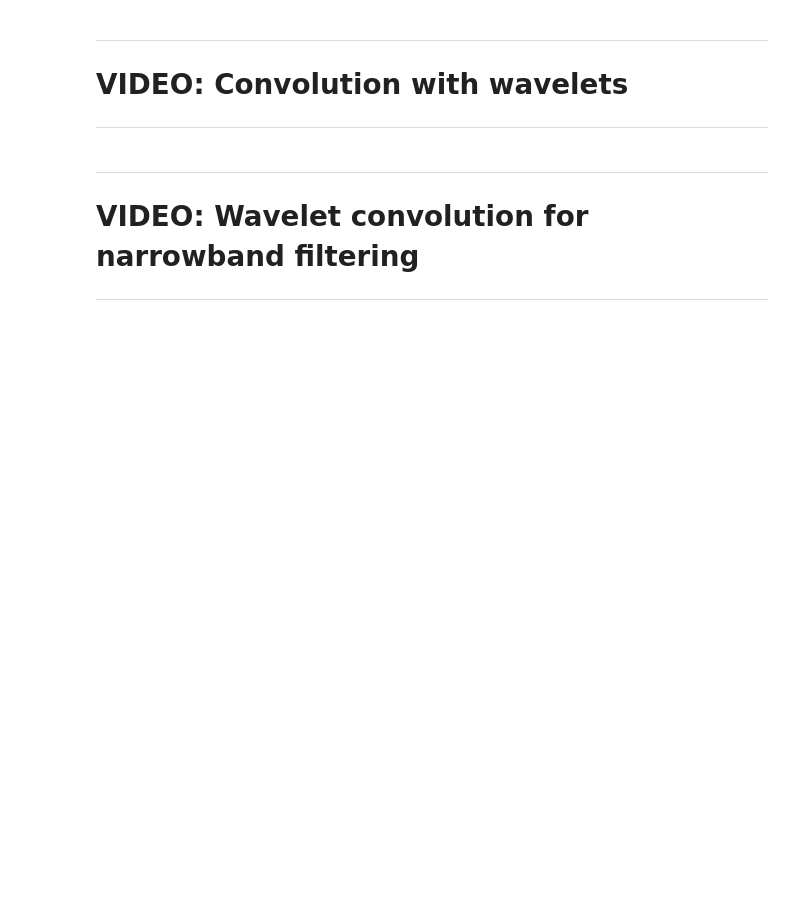
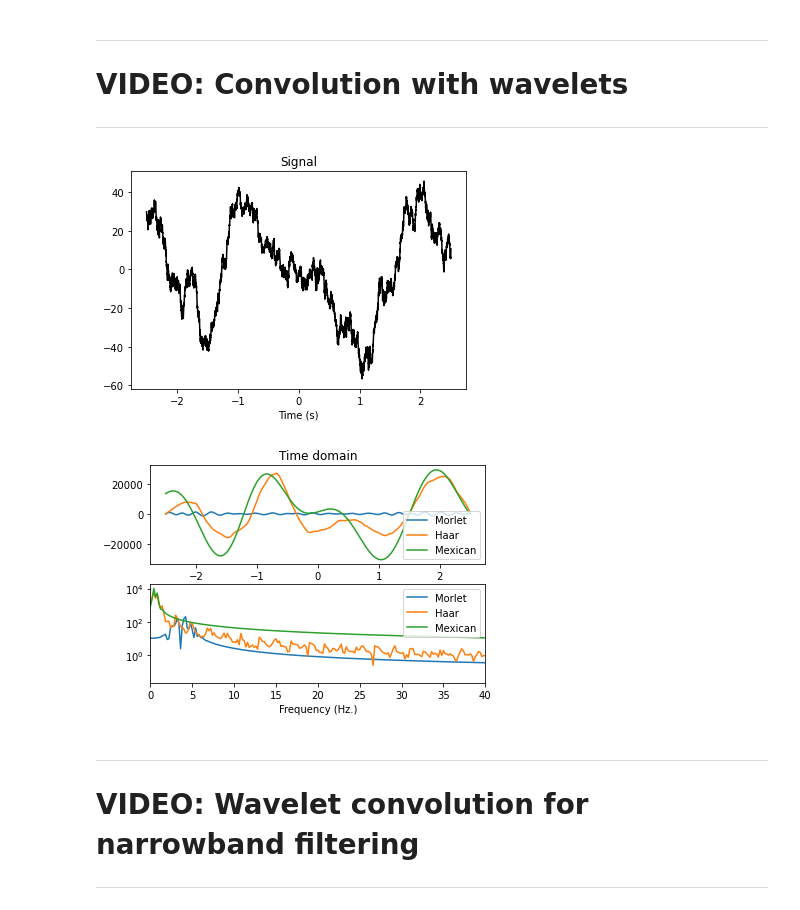
Before and after one commit to amirhdre/DSP-udemy, a Jupyter notebook: 7_wavelets/wavelet.ipynb, the cells around one changed output. Saved outputs shown, nothing was run; the diff lists cells and outputs as text; code cells hidden in the pictures; blank space fills up the shorter version.

Commit message:
complete wavelet code

```diff
--- a/7_wavelets/wavelet.ipynb
+++ b/7_wavelets/wavelet.ipynb
@@ -210,50 +219,52 @@ MexicanWavelet = (2/(np.sqrt(3*s)*np.pi**.25)) * (1- (timevec**2)/(s**2) ) * np.
 # %%
 ## convolve with random signal
 
 # signal
 signal1 = scipy.signal.detrend(np.cumsum(np.random.randn(npnts)))
 
 # convolve signal with different wavelets
-morewav = np.convolve(signal1,MorletWavelet,'same')
-haarwav = np.convolve(signal1,HaarWavelet,'same')
-mexiwav = np.convolve(signal1,MexicanWavelet,'same')
+morewav = np.convolve(signal1, MorletWavelet, "same")
+haarwav = np.convolve(signal1, HaarWavelet, "same")
+mexiwav = np.convolve(signal1, MexicanWavelet, "same")
 
 # amplitude spectra
-morewaveAmp = np.abs(scipy.fftpack.fft(morewav)/npnts)
-haarwaveAmp = np.abs(scipy.fftpack.fft(haarwav)/npnts)
-mexiwaveAmp = np.abs(scipy.fftpack.fft(mexiwav)/npnts)
-
+morewaveAmp = np.abs(scipy.fftpack.fft(morewav) / npnts)
+haarwaveAmp = np.abs(scipy.fftpack.fft(haarwav) / npnts)
+mexiwaveAmp = np.abs(scipy.fftpack.fft(mexiwav) / npnts)
 
 
 ### plotting
+plt.figure()
 # the signal
-plt.plot(timevec,signal1,'k')
-plt.title('Signal')
-plt.xlabel('Time (s)')
+plt.plot(timevec, signal1, "k")
+plt.title("Signal")
+plt.xlabel("Time (s)")
 plt.show()
 
+plt.figure()
 
 # the convolved signals
 plt.subplot(211)
-plt.plot(timevec,morewav,label='Morlet')
-plt.plot(timevec,haarwav,label='Haar')
-plt.plot(timevec,mexiwav,label='Mexican')
-plt.title('Time domain')
+plt.plot(timevec, morewav, label="Morlet")
+plt.plot(timevec, haarwav, label="Haar")
+plt.plot(timevec, mexiwav, label="Mexican")
+plt.title("Time domain")
 plt.legend()
 
 
 # spectra of convolved signals
 plt.subplot(212)
-plt.plot(hz,morewaveAmp[:len(hz)],label='Morlet')
-plt.plot(hz,haarwaveAmp[:len(hz)],label='Haar')
-plt.plot(hz,mexiwaveAmp[:len(hz)],label='Mexican')
-plt.yscale('log')
-plt.xlim([0,40])
+plt.plot(hz, morewaveAmp[: len(hz)], label="Morlet")
+plt.plot(hz, haarwaveAmp[: len(hz)], label="Haar")
+plt.plot(hz, mexiwaveAmp[: len(hz)], label="Mexican")
+plt.yscale("log")
+plt.xlim([0, 40])
 plt.legend()
-plt.xlabel('Frequency (Hz.)')
-# plt.show()
-%matplotlib notebook
-plt.isinteractive()
+plt.xlabel("Frequency (Hz.)")
+plt.show()
+# %% [output]
+[figure, added]
+[figure, added]
 # %% [markdown]
 
 ---
```
Also changed, not shown: parts of 18 cells of this notebook, 1 other file.
